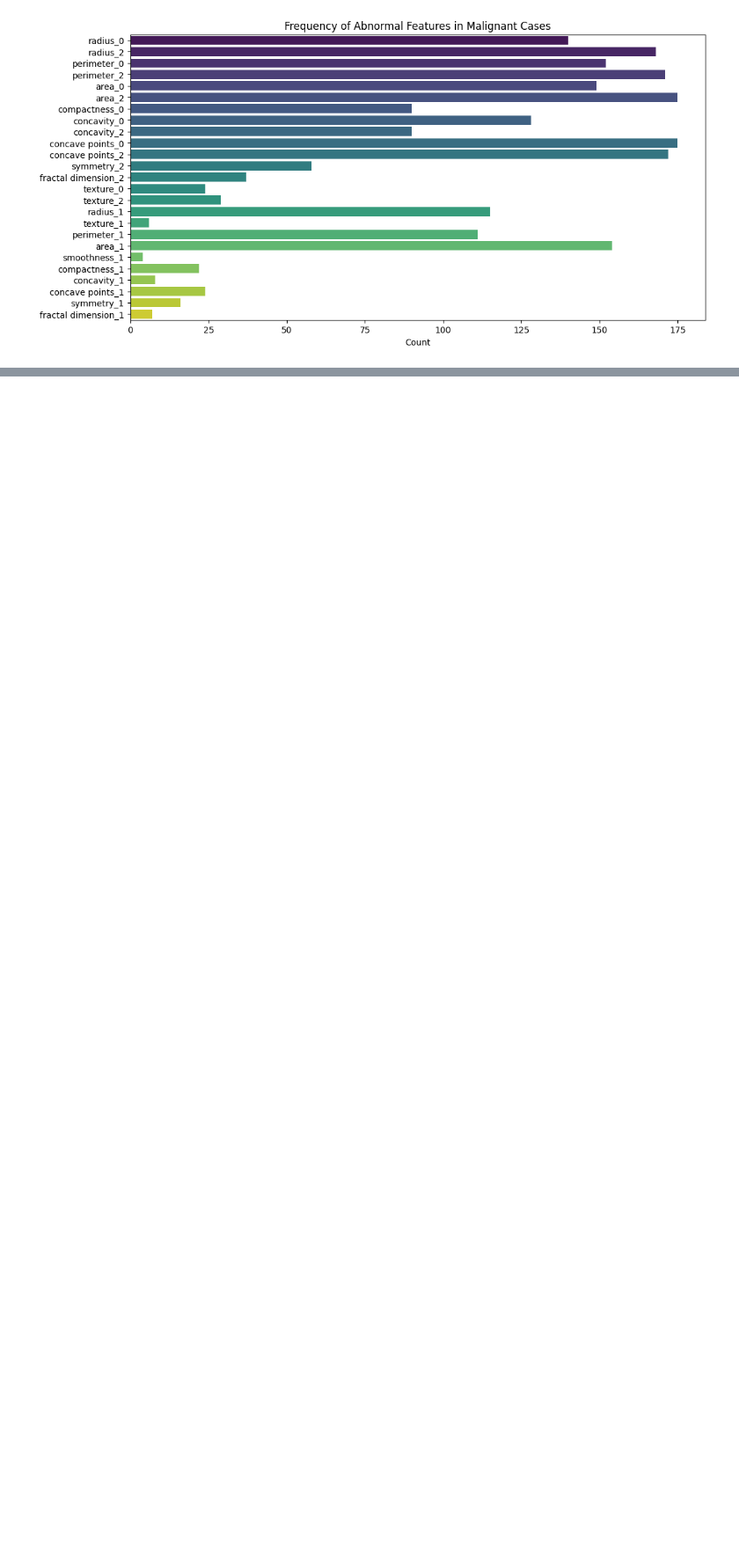
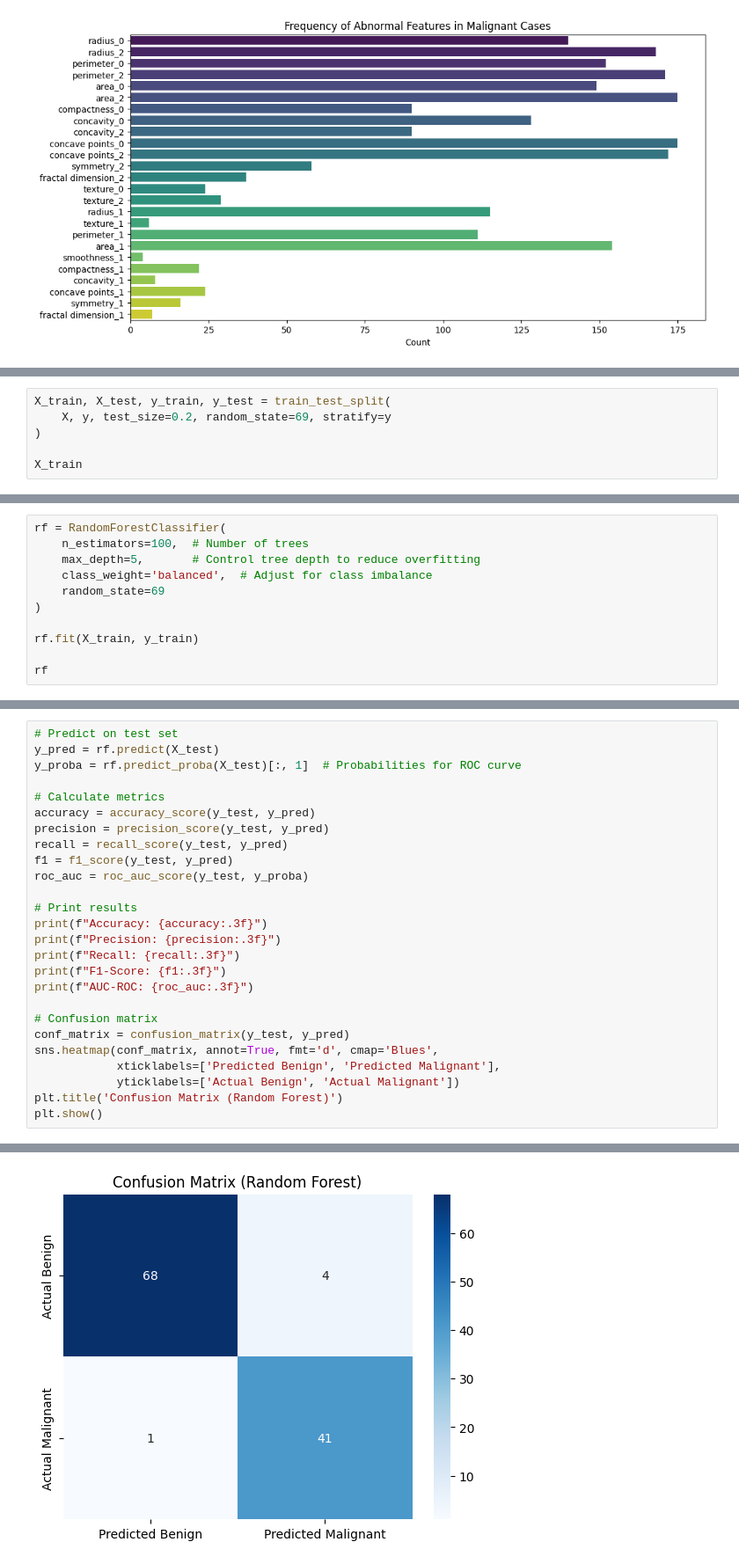
Before and after one commit to michael-hoon/chalmers-code, a Jupyter notebook: DAT410/Assignment 4/diagnostic.ipynb, the cells around one changed output, grey strips where cells are left out. Shown at 88% size. Saved outputs shown, nothing was run; the diff lists cells and outputs as text; blank space fills up the shorter version.

```diff
--- a/DAT410/Assignment 4/diagnostic.ipynb
+++ b/DAT410/Assignment 4/diagnostic.ipynb
@@ -310,0 +359,6 @@ plt.show()
+# %%
+X_train, X_test, y_train, y_test = train_test_split(
+    X, y, test_size=0.2, random_state=69, stratify=y
+)
+
+X_train
@@ -310,0 +381,11 @@ plt.show()
+# %%
+rf = RandomForestClassifier(
+    n_estimators=100,  # Number of trees
+    max_depth=5,       # Control tree depth to reduce overfitting
+    class_weight='balanced',  # Adjust for class imbalance
+    random_state=69
+)
+
+rf.fit(X_train, y_train)
+
+rf
@@ -310,0 +396,27 @@ plt.show()
+# %%
+# Predict on test set
+y_pred = rf.predict(X_test)
+y_proba = rf.predict_proba(X_test)[:, 1]  # Probabilities for ROC curve
+
+# Calculate metrics
+accuracy = accuracy_score(y_test, y_pred)
+precision = precision_score(y_test, y_pred)
+recall = recall_score(y_test, y_pred)
+f1 = f1_score(y_test, y_pred)
+roc_auc = roc_auc_score(y_test, y_proba)
+
+# Print results
+print(f"Accuracy: {accuracy:.3f}")
+print(f"Precision: {precision:.3f}")
+print(f"Recall: {recall:.3f}")
+print(f"F1-Score: {f1:.3f}")
+print(f"AUC-ROC: {roc_auc:.3f}")
+
+# Confusion matrix
+conf_matrix = confusion_matrix(y_test, y_pred)
+sns.heatmap(conf_matrix, annot=True, fmt='d', cmap='Blues',
+            xticklabels=['Predicted Benign', 'Predicted Malignant'],
+            yticklabels=['Actual Benign', 'Actual Malignant'])
+plt.title('Confusion Matrix (Random Forest)')
+plt.show()
+# %% [output]
@@ -310,0 +428 @@ plt.show()
+[figure, added]
```
Also changed, not shown: parts of 26 cells of this notebook.
